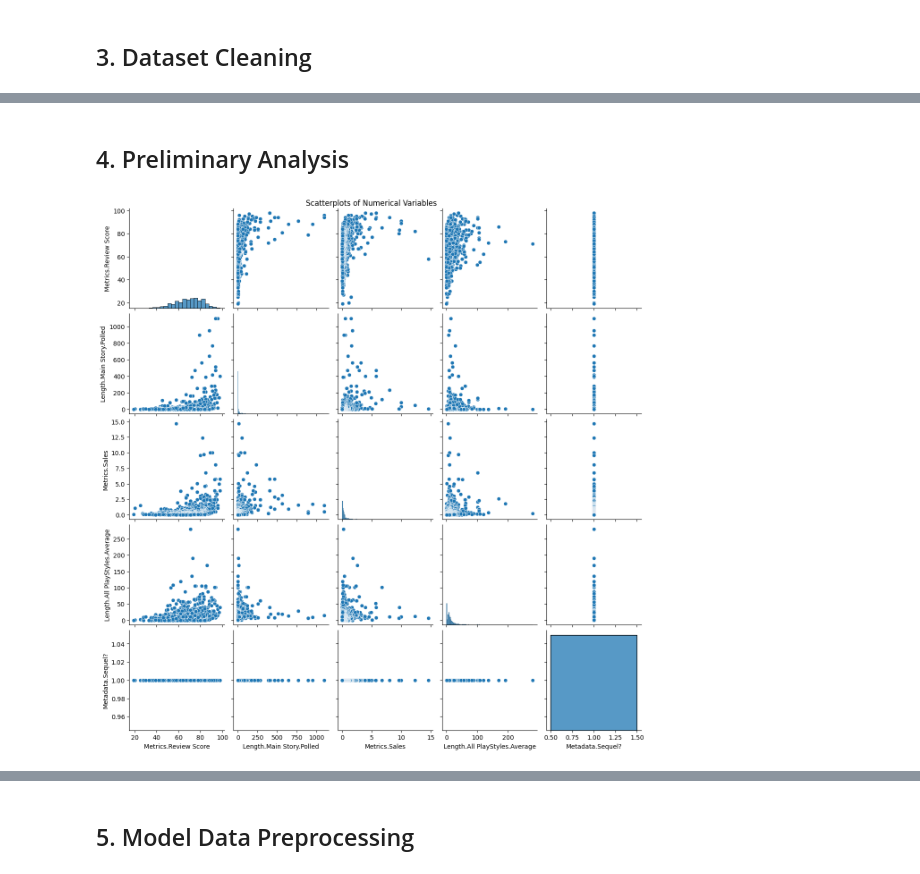
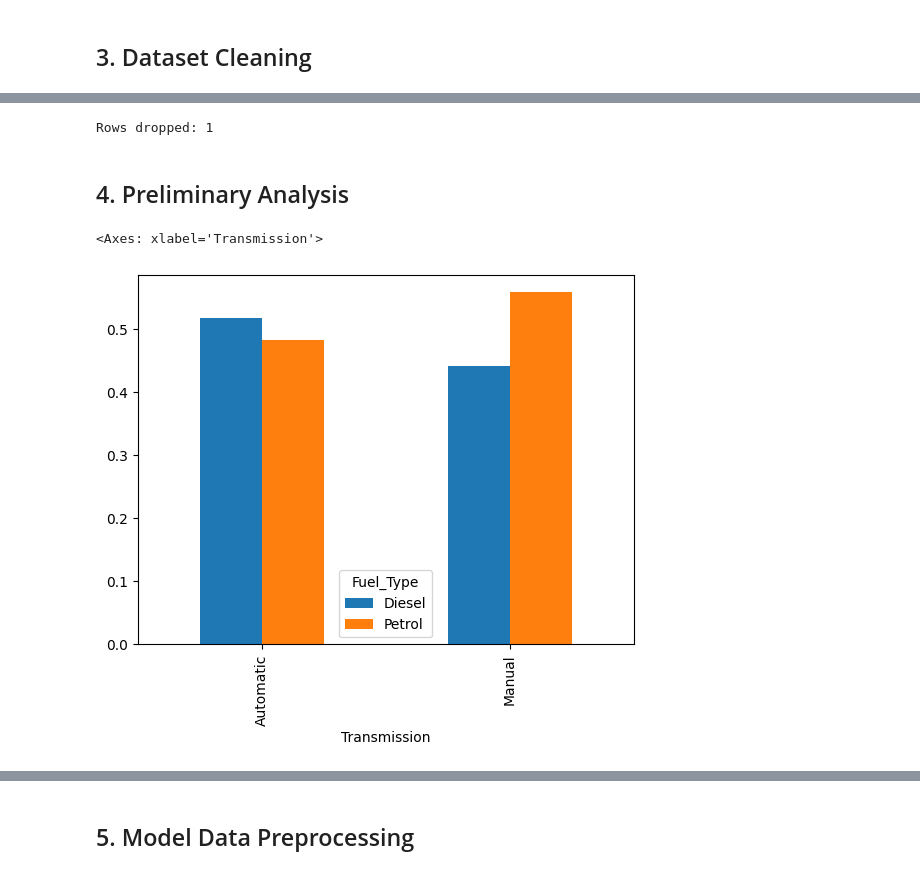
Before and after one commit to austinabraham23/stat207finalproject, a Jupyter notebook: austin/Final_Project_AustinCopy.ipynb, the cells around one changed output, grey strips where cells are left out. Saved outputs shown, nothing was run; the diff lists cells and outputs as text; code cells hidden in the pictures.

```diff
--- a/austin/Final_Project_AustinCopy.ipynb
+++ b/austin/Final_Project_AustinCopy.ipynb
@@ -79,0 +94,4 @@ dtype: object
+# %%
+df=dforiginal[['Transmission', 'Fuel_Type', 'Price','Kilometers_Driven', 'Engine', 'Power']]
+# %%
+df['y']=df['Transmission'].replace({'Manual':1, 'Automatic':0})
@@ -80,8 +109,16 @@ dtype: object
+# %%
+rows = df.shape[0]
+df=df[df.Engine<=4000]
+# %%
+print('Rows dropped:', rows - df.shape[0])
+# %% [output]
+Rows dropped: 1
 # %% [markdown]
 ## 4. Preliminary Analysis
-# %%
-sns.pairplot(df)
-plt.suptitle('Scatterplots of Numerical Variables', y = 1)
-plt.show()
-# %% [output]
-[figure, removed]
+# %%
+#Transmission and Fuel_Type
+temp=pd.crosstab(df['Transmission'], df['Fuel_Type'], normalize='index')
+temp.plot.bar()
+# %% [output]
+<Axes: xlabel='Transmission'>
+[figure, added]
```
Also changed, not shown: parts of 37 cells of this notebook.
